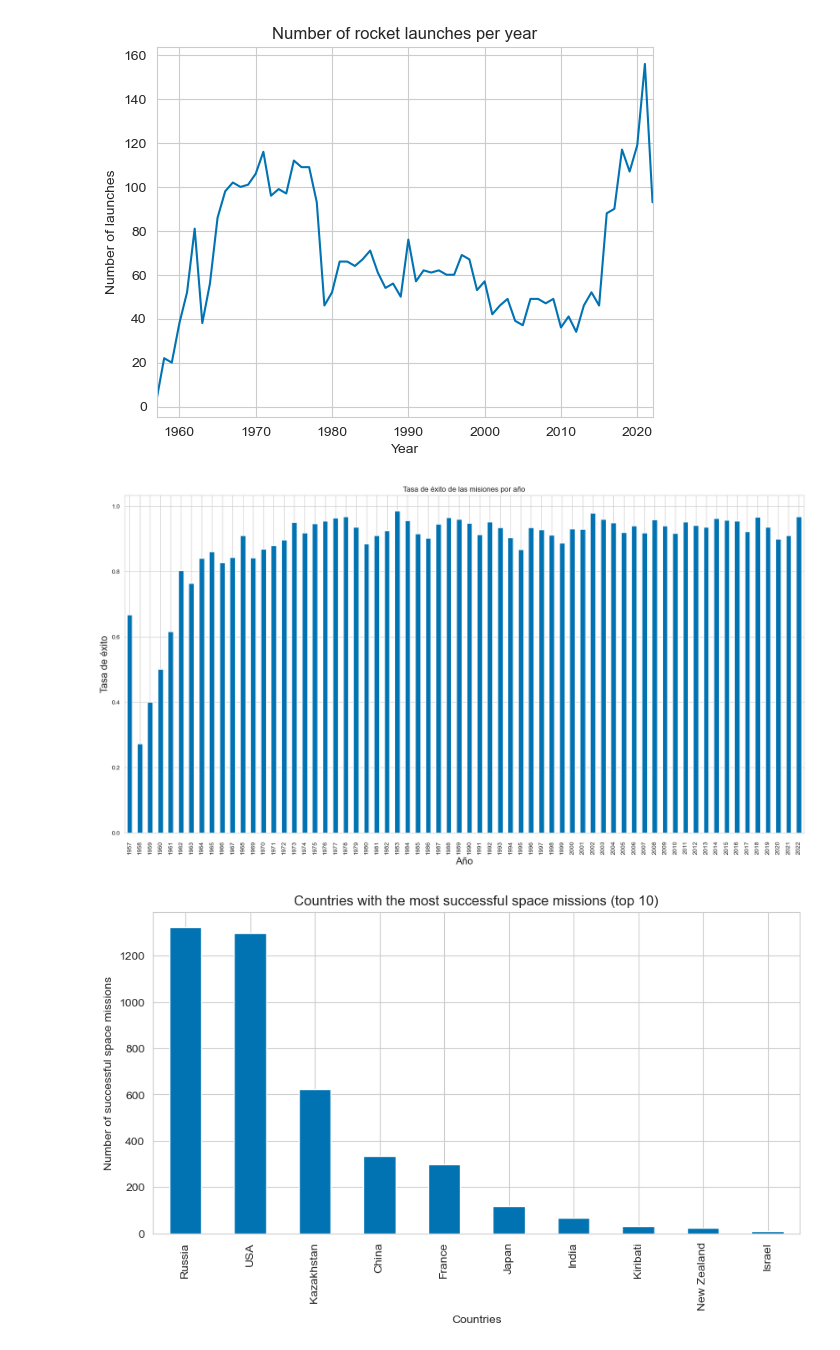
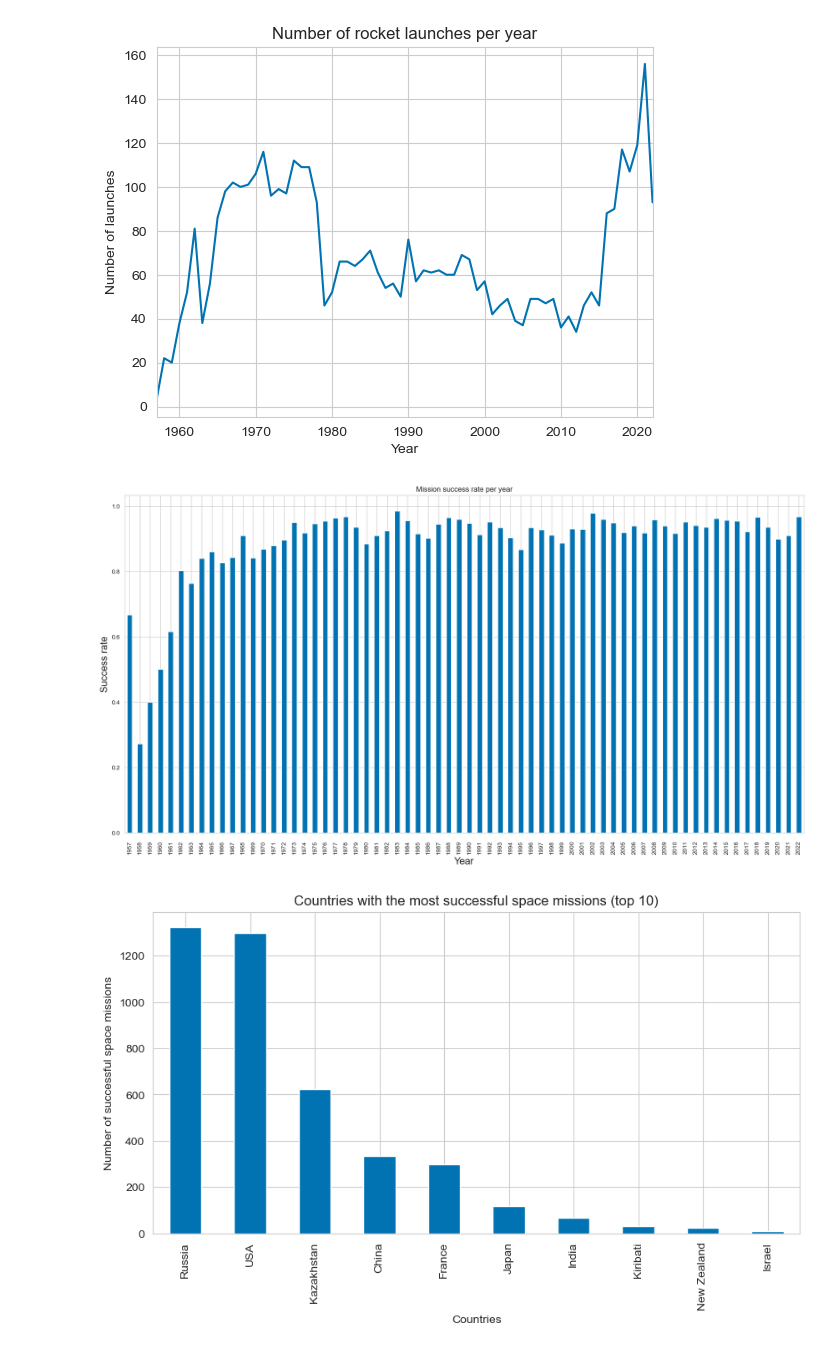
Before and after one commit to MAristegui/Data-playground, a Jupyter notebook: Space Missions/rocketlaunch.ipynb, the cells around one changed output. Saved outputs shown, nothing was run; the diff lists cells and outputs as text; code cells hidden in the pictures.

```diff
--- a/Space Missions/rocketlaunch.ipynb
+++ b/Space Missions/rocketlaunch.ipynb
@@ -29,16 +29,16 @@ plt.show()
 # %%
 success_rate = df.groupby(df.index.year)["MissionStatus"].apply(lambda x: (x == "Success").sum() / len(x))
 success_rate.index = success_rate.index.dropna().astype(int)
-# %%
-plt.figure(figsize=(20,10))
-success_rate.plot(kind="bar")
-plt.title("Tasa de éxito de las misiones por año")
-plt.xlabel("Año", fontsize=16)
-plt.ylabel("Tasa de éxito", fontsize=16)
-plt.xticks(range(len(success_rate.index)), success_rate.index, rotation=90)
-plt.tick_params(axis="x", which="major", pad=10)
-# %% [output]
-[figure, removed]
+# %%
+plt.figure(figsize=(20,10))
+success_rate.plot(kind="bar")
+plt.title("Mission success rate per year")
+plt.xlabel("Year", fontsize=16)
+plt.ylabel("Success rate", fontsize=16)
+plt.xticks(range(len(success_rate.index)), success_rate.index, rotation=90)
+plt.tick_params(axis="x", which="major", pad=10)
+# %% [output]
+[figure, added]
 # %%
 df = pd.read_csv("space_missions.csv",encoding='latin-1')
 # %%
```
Also changed, not shown: parts of 2 cells of this notebook.
